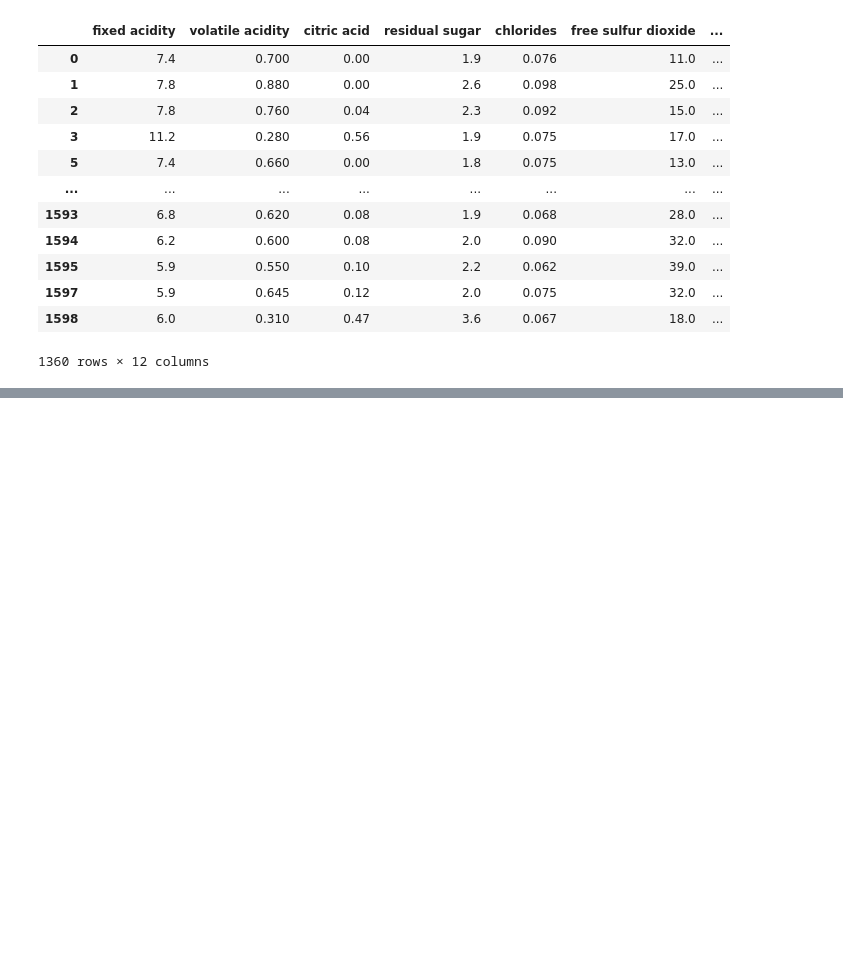
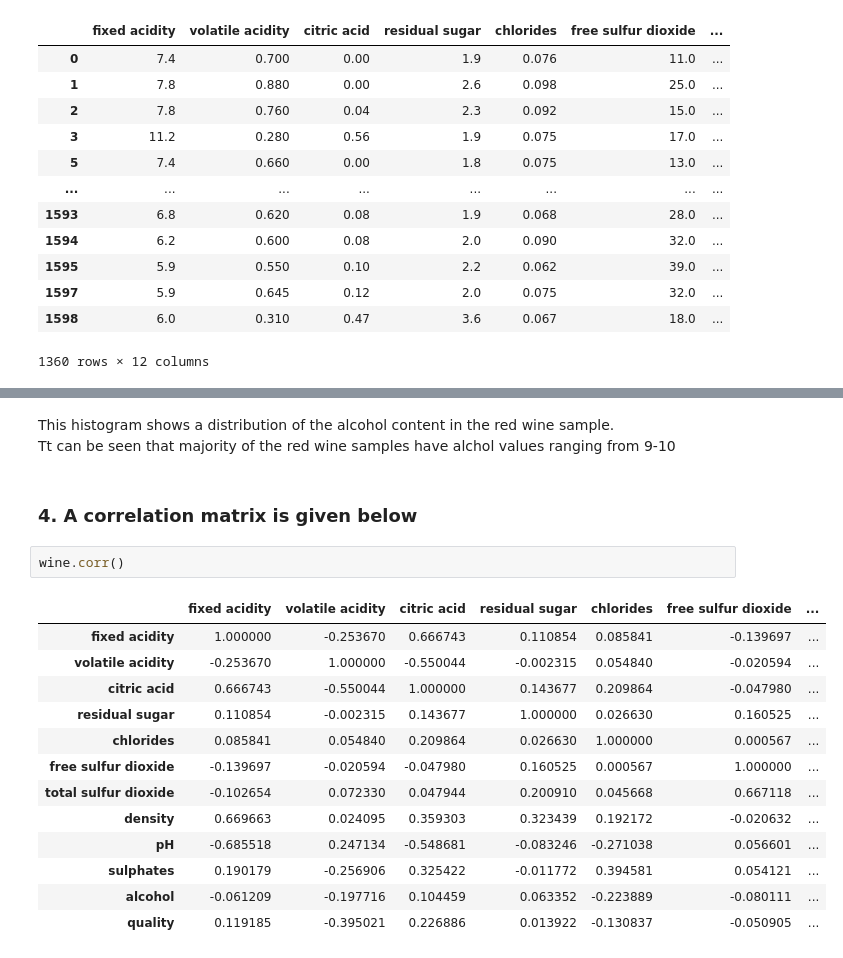
Before and after one commit to BB-Japheth/112299540-BORTEY-JAPHETH, a Jupyter notebook: 11299540.ipynb, the cells around one changed output, grey strips where cells are left out. Drawn from its saved outputs; the diff is of its cells as text; blank space fills up the shorter version.

```diff
--- a/11299540.ipynb
+++ b/11299540.ipynb
@@ -194,0 +287,22 @@ your_dataset.notnull().any()
+# %% [markdown]
+<p>This histogram shows a distribution of the alcohol content in the red wine sample.<br>
+    Tt can be seen that majority of the red wine samples have alchol values ranging from 9-10
+</p>
+# %% [markdown]
+### 4. A correlation matrix is given below
+# %%
+wine.corr()
+# %% [output]
+|  | fixed acidity | volatile acidity | citric acid | residual sugar | chlorides | free sulfur dioxide | ... |
+| fixed acidity | 1.000000 | -0.253670 | 0.666743 | 0.110854 | 0.085841 | -0.139697 | ... |
+| volatile acidity | -0.253670 | 1.000000 | -0.550044 | -0.002315 | 0.054840 | -0.020594 | ... |
+| citric acid | 0.666743 | -0.550044 | 1.000000 | 0.143677 | 0.209864 | -0.047980 | ... |
+| residual sugar | 0.110854 | -0.002315 | 0.143677 | 1.000000 | 0.026630 | 0.160525 | ... |
+| chlorides | 0.085841 | 0.054840 | 0.209864 | 0.026630 | 1.000000 | 0.000567 | ... |
+| free sulfur dioxide | -0.139697 | -0.020594 | -0.047980 | 0.160525 | 0.000567 | 1.000000 | ... |
+| total sulfur dioxide | -0.102654 | 0.072330 | 0.047944 | 0.200910 | 0.045668 | 0.667118 | ... |
+| density | 0.669663 | 0.024095 | 0.359303 | 0.323439 | 0.192172 | -0.020632 | ... |
+| pH | -0.685518 | 0.247134 | -0.548681 | -0.083246 | -0.271038 | 0.056601 | ... |
+| sulphates | 0.190179 | -0.256906 | 0.325422 | -0.011772 | 0.394581 | 0.054121 | ... |
+| alcohol | -0.061209 | -0.197716 | 0.104459 | 0.063352 | -0.223889 | -0.080111 | ... |
+| quality | 0.119185 | -0.395021 | 0.226886 | 0.013922 | -0.130837 | -0.050905 | ... |
```
Also changed, not shown: parts of 14 cells of this notebook.
